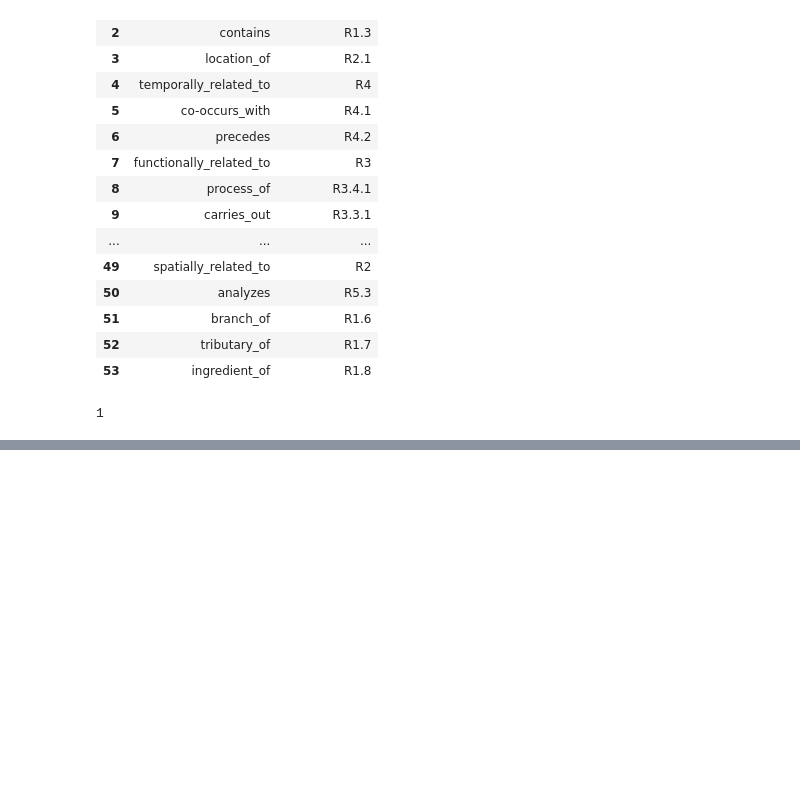
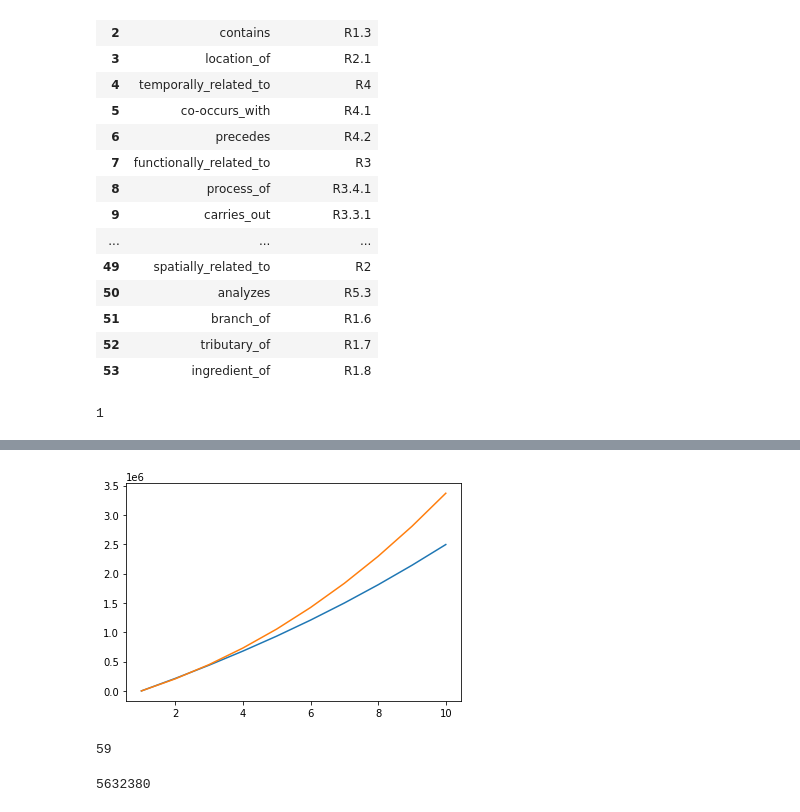
Before and after one commit to r-caplier/Anastomosis, a Jupyter notebook: src/Untitled.ipynb, the cells around one changed output, grey strips where cells are left out. Cells and saved outputs as stored; diff of their text form; code cells hidden in the pictures; blank space fills up the shorter version.

```diff
--- a/src/Untitled.ipynb
+++ b/src/Untitled.ipynb
@@ -107,0 +272,14 @@ sum(is_useful)
+# %%
+plt.plot(range(1, 11), old_xp_acc[-10:] - old_xp_acc[49])
+plt.plot(range(1, 11), new_xp_acc[-10:] - new_xp_acc[59])
+plt.show()
+# %% [output]
+[figure, added]
+# %%
+len(old_xp_acc)
+# %% [output]
+59
+# %%
+new_xp_acc[-1]
+# %% [output]
+5632380
```
Also changed, not shown: parts of 5 cells of this notebook, 8 other files.
